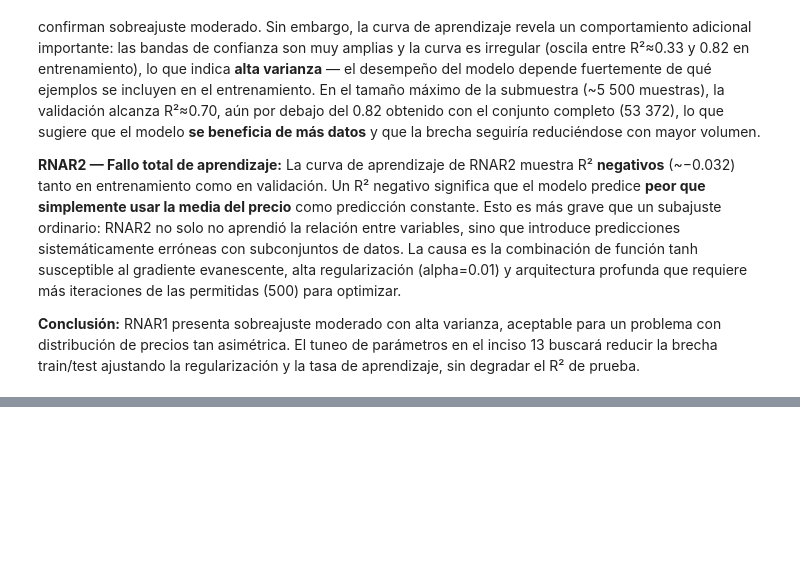
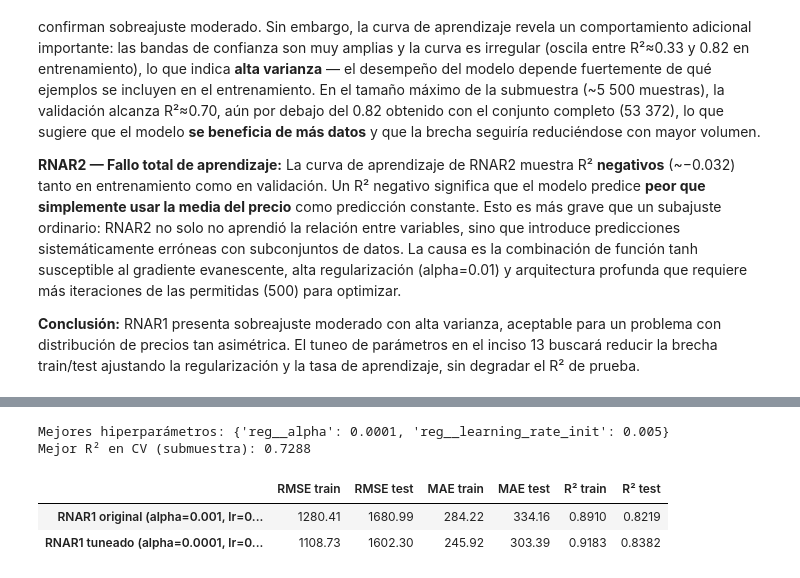
Before and after one commit to nicoCT04/Lab9MD, a Jupyter notebook: lab9.ipynb, the cells around one changed output, grey strips where cells are left out. Saved outputs shown, nothing was run; the diff lists cells and outputs as text; code cells hidden in the pictures; blank space fills up the shorter version.

```diff
--- a/lab9.ipynb
+++ b/lab9.ipynb
@@ -1580,0 +1632,39 @@ La curva de aprendizaje de RNAR2 muestra R² **negativos** (~−0.032) tanto en
+# %%
+best_params = gs.best_params_
+print("Mejores hiperparámetros:", best_params)
+print(f"Mejor R² en CV (submuestra): {gs.best_score_:.4f}")
+
+rnar1_tuned = Pipeline([
+    ("pre", preprocessor),
+    ("reg", MLPRegressor(
+        hidden_layer_sizes=(64, 32),
+        activation="relu",
+        solver="adam",
+        alpha=best_params["reg__alpha"],
+        learning_rate_init=best_params["reg__learning_rate_init"],
+        max_iter=500,
+        early_stopping=True,
+        validation_fraction=0.1,
+        n_iter_no_change=15,
+        random_state=SEED,
+    )),
+])
+
+t0 = time.time()
+rnar1_tuned.fit(X_train_c, y_train_reg)
+t_tuned = time.time() - t0
+
+m_orig  = reg_metrics(rnar1,       X_train_c, y_train_reg, X_test_c, y_test_reg)
+m_tuned = reg_metrics(rnar1_tuned, X_train_c, y_train_reg, X_test_c, y_test_reg)
+
+pd.DataFrame(
+    [m_orig, m_tuned],
+    index=["RNAR1 original  (alpha=0.001, lr=0.001)",
+           f"RNAR1 tuneado   (alpha={best_params['reg__alpha']}, lr={best_params['reg__learning_rate_init']})"],
+)
+# %% [output]
+Mejores hiperparámetros: {'reg__alpha': 0.0001, 'reg__learning_rate_init': 0.005}
+Mejor R² en CV (submuestra): 0.7288
+|  | RMSE train | RMSE test | MAE train | MAE test | R² train | R² test |
+| RNAR1 original (alpha=0.001, lr=0... | 1280.41 | 1680.99 | 284.22 | 334.16 | 0.8910 | 0.8219 |
+| RNAR1 tuneado (alpha=0.0001, lr=0... | 1108.73 | 1602.30 | 245.92 | 303.39 | 0.9183 | 0.8382 |
```
Also changed, not shown: parts of 20 cells of this notebook.
